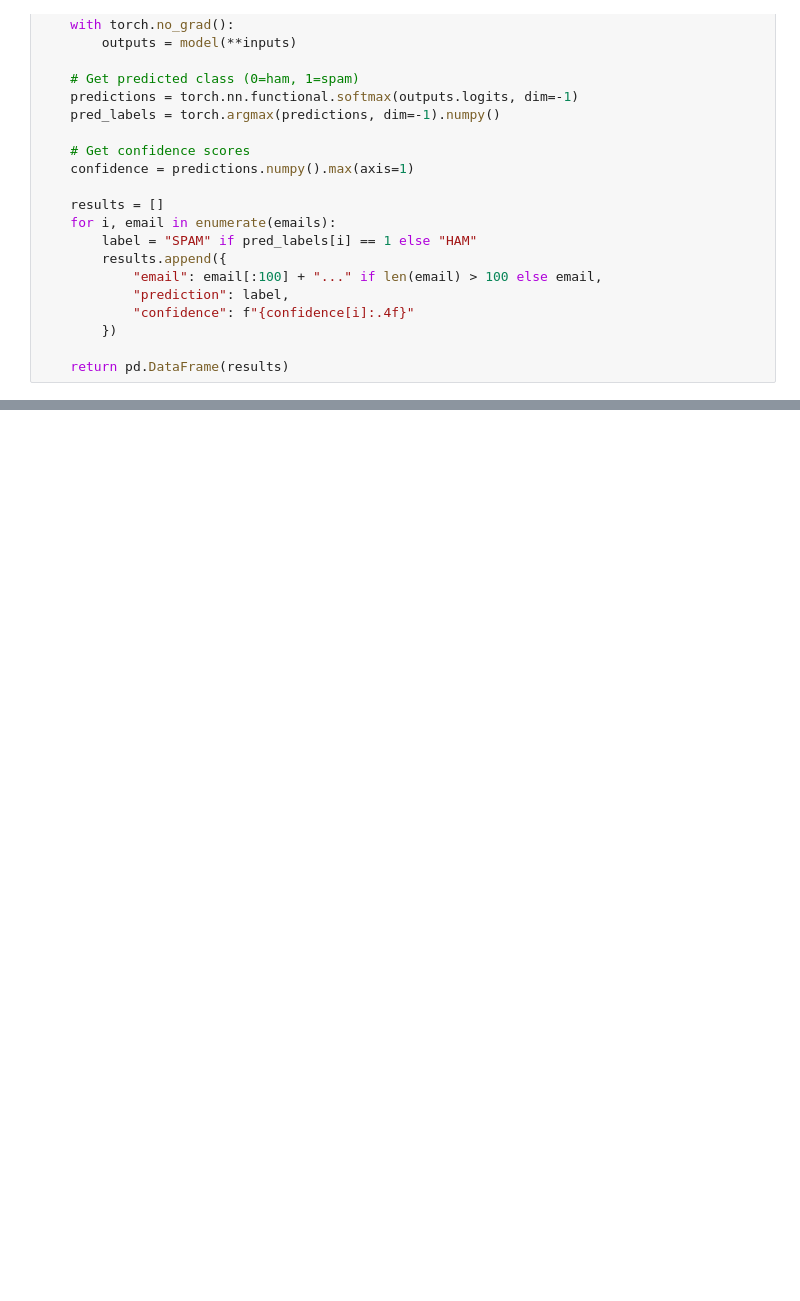
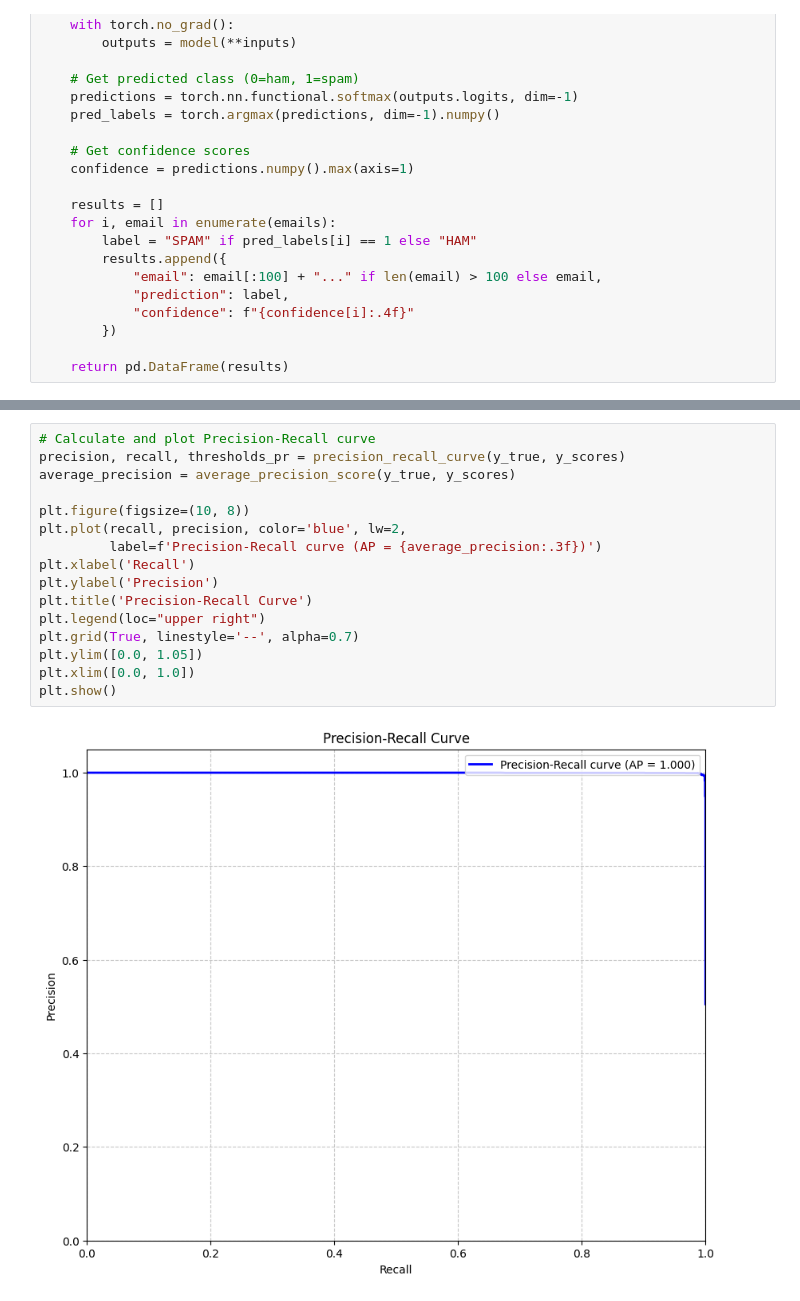
Before and after one commit to showkoth/SpamDetector, a Jupyter notebook: notebooks/kyis_distilbert.ipynb, the cells around one changed output, grey strips where cells are left out. Cells and saved outputs as stored; diff of their text form; blank space fills up the shorter version.

```diff
--- a/notebooks/kyis_distilbert.ipynb
+++ b/notebooks/kyis_distilbert.ipynb
@@ -381,0 +435,18 @@ Predictions on new emails:
+# %%
+# Calculate and plot Precision-Recall curve
+precision, recall, thresholds_pr = precision_recall_curve(y_true, y_scores)
+average_precision = average_precision_score(y_true, y_scores)
+
+plt.figure(figsize=(10, 8))
+plt.plot(recall, precision, color='blue', lw=2,
+         label=f'Precision-Recall curve (AP = {average_precision:.3f})')
+plt.xlabel('Recall')
+plt.ylabel('Precision')
+plt.title('Precision-Recall Curve')
+plt.legend(loc="upper right")
+plt.grid(True, linestyle='--', alpha=0.7)
+plt.ylim([0.0, 1.05])
+plt.xlim([0.0, 1.0])
+plt.show()
+# %% [output]
+[figure, added]
```
Also changed, not shown: parts of 10 cells of this notebook, 3 other files.
